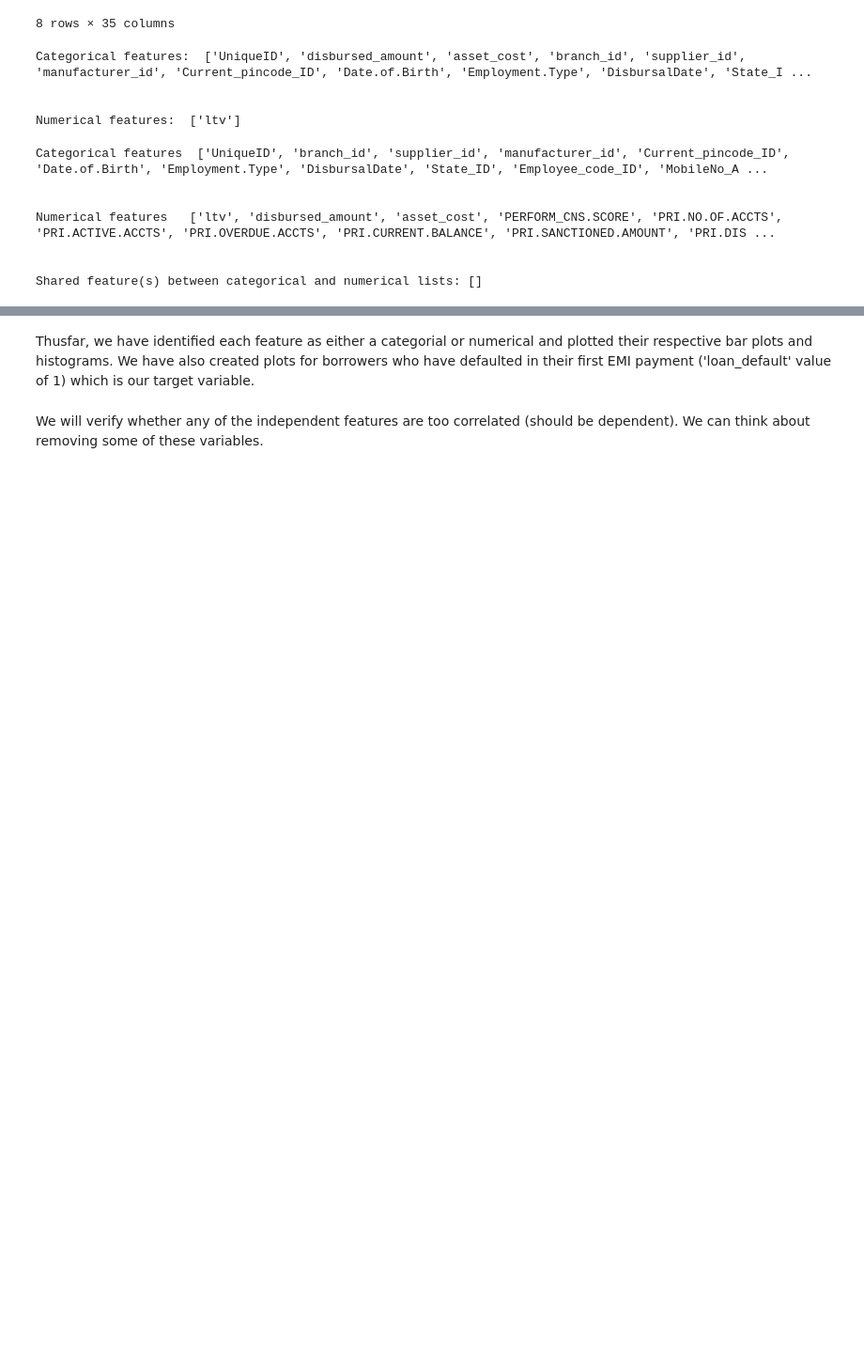
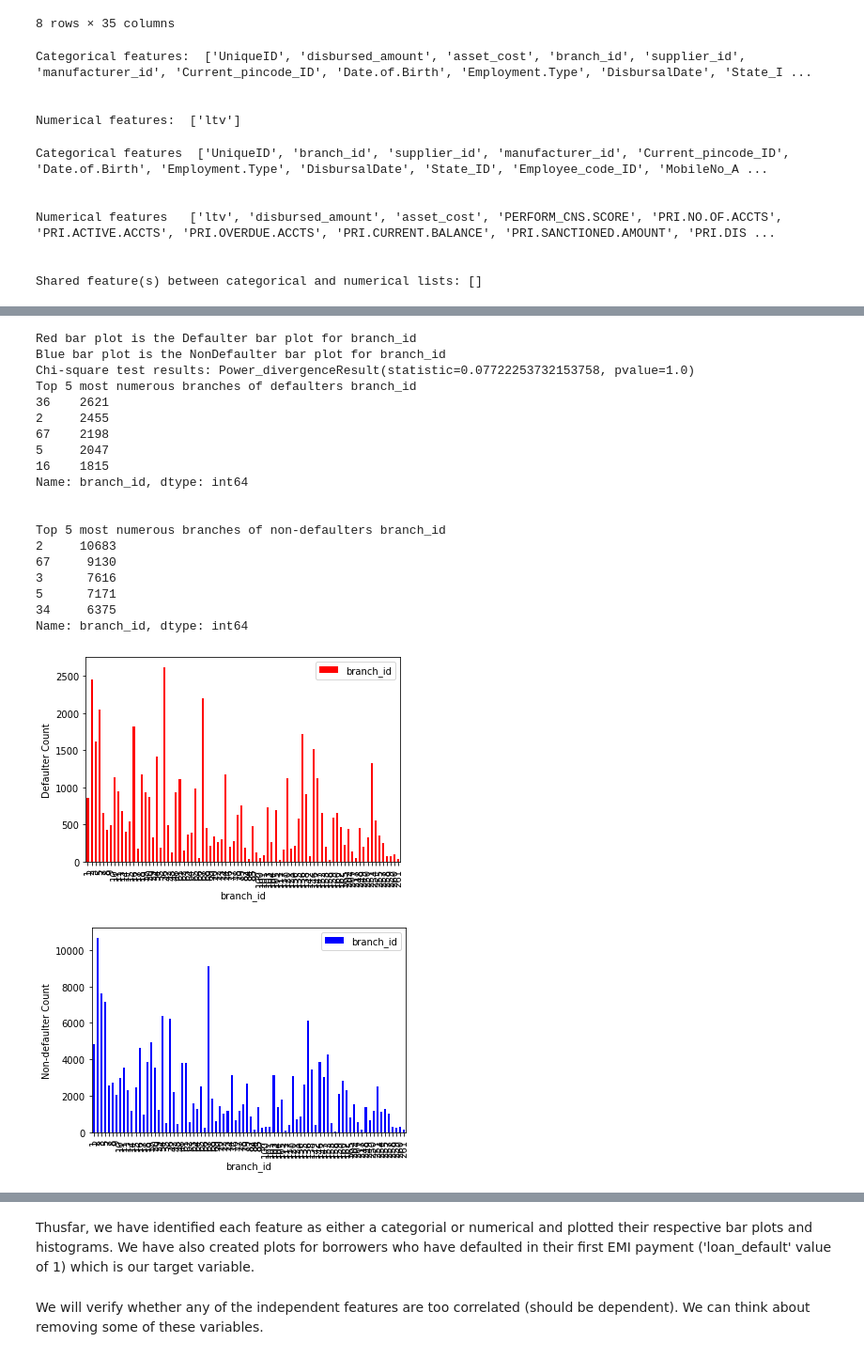
Before and after one commit to steviekwonders/Capstone-2, a Jupyter notebook: Vehicle Loan EDA/Exploratory Analysis.ipynb, the cells around one changed output, grey strips where cells are left out. Shown at 94% size. Drawn from its saved outputs; the diff is of its cells as text; code cells hidden in the pictures; blank space fills up the shorter version.

```diff
--- a/Vehicle Loan EDA/Exploratory Analysis.ipynb
+++ b/Vehicle Loan EDA/Exploratory Analysis.ipynb
@@ -143,6 +97,0 @@ def plotbarplot(var_name):
-# %%
-def plotbardefaulter(var_name):
-    # This code block will create a bar plot of specified categorical variable for defaulters. This will be used
-    # if chi-square shows significance and we want to see how the distribution differs from the overall barplot.
-    defaulter = df[df['loan_default']==1]
-    defaulter.groupby([var_name])[[var_name]].count().plot(kind='bar', color='r').set_ylabel('Default Count')
@@ -732,0 +154,8 @@ Power_divergenceResult(statistic=inf, pvalue=0.0)
+# %%
+def plotbardefaulter(var_name, data):
+    # This code block will create a bar plot of specified categorical variable for defaulters. This will be used
+    # if chi-square shows significance and we want to see how the distribution differs from the overall barplot.
+    defaulter = data[data['loan_default']==1]
+    # print('Red bar plot is the Defaulter bar plot for ' + var_name)
+    defaulter.groupby([var_name])[[var_name]].count().plot(kind='bar', color='r').set_ylabel('Defaulter Count')
+    return print('Red bar plot is the Defaulter bar plot for ' + var_name)
@@ -732,0 +415,31 @@ Power_divergenceResult(statistic=inf, pvalue=0.0)
+# %%
+# Barplot for branch id.
+plotbardefaulter('branch_id',df)
+plotbarnondefaulter('branch_id',df)
+print('Top 5 most numerous branches of defaulters', defaulter.groupby('branch_id')['branch_id'].count().sort_values(ascending=False).head())
+print('\n')
+print('Top 5 most numerous branches of non-defaulters', nondefaulter.groupby('branch_id')['branch_id'].count().sort_values(ascending=False).head())
+
+# rank which branches had highest default rates
+# %% [output]
+Red bar plot is the Defaulter bar plot for branch_id
+Blue bar plot is the NonDefaulter bar plot for branch_id
+Chi-square test results: Power_divergenceResult(statistic=0.07722253732153758, pvalue=1.0)
+Top 5 most numerous branches of defaulters branch_id
+36    2621
+2     2455
+67    2198
+5     2047
+16    1815
+Name: branch_id, dtype: int64
+
+
+Top 5 most numerous branches of non-defaulters branch_id
+2     10683
+67     9130
+3      7616
+5      7171
+34     6375
+Name: branch_id, dtype: int64
+[figure, added]
+[figure, added]
```
Also changed, not shown: parts of 57 cells of this notebook.
